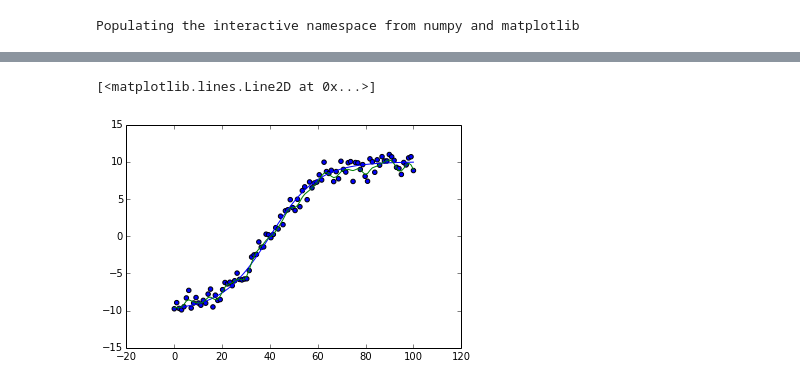
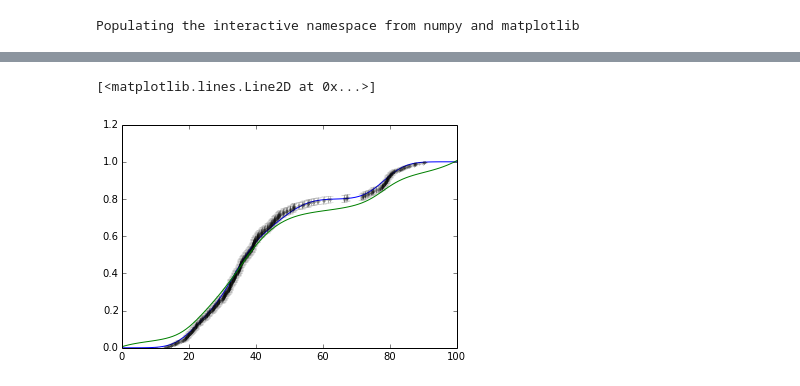
Before and after one commit to cranmer/play, a Jupyter notebook: misc/isotonic_gp.ipynb, the cells around one changed output, grey strips where cells are left out. Drawn from its saved outputs; the diff is of its cells as text; code cells hidden in the pictures.

```diff
--- a/misc/isotonic_gp.ipynb
+++ b/misc/isotonic_gp.ipynb
@@ -39,0 +43,4 @@ dy[0]=0.
+# %%
+y = np.linspace(0,1,points.size)
+#binomial errors for the emperical cdf
+yerr = np.sqrt(y*(1.-y)/y.size)
@@ -40 +54,7 @@ dy[0]=0.
+# %%
+dy = (y-np.roll(y,1))/(points-np.roll(points,1))
+dy[0]=0.
+dyerr = np.sqrt(yerr**2 + np.roll(yerr,1)**2)/(points-np.roll(points,1)) #neglects correlations
+dyerr = yerr/(points-np.roll(points,1)) #needs more thought
+dyerr[0]=0.
 # %%
@@ -44,5 +68,19 @@ tempdy[0]=0
+# %%
+log_dy = np.log(dy)
+log_dy[0]=log_dy[1]
+
+log_dyerr = np.log(dyerr)
+log_dyerr[0]=log_dyerr[1]
+log_dyerr[-1]=log_dyerr[-2]
+
+
+log_true_dy = np.log(np.abs(tempdy))
+log_true_dy[0]=log_true_dy[1]
 # %%
+length_scale_of_correaltion=70.
 kernel_d = ExpSquaredKernel(length_scale_of_correaltion, ndim=1)
-gp_d = george.GP(kernel, solver=george.HODLRSolver) #faster
-gp_d.compute(x,np.sqrt(2.)*yerr)
-pred_d, cov_d = gp_d.predict(dy,x)
+gp_d = george.GP(kernel_d, mean=np.mean(log_dy), solver=george.HODLRSolver) #faster
+#gp_d.compute(points,log_dyerr)
+gp_d.compute(points, yerr=np.mean(log_dyerr))
+pred_log_dy, _ = gp_d.predict(log_dy,x)
+print np.mean(log_dy), np.mean(log_dyerr)
@@ -56,10 +107,13 @@ plt.plot(x,pred_d)
 # %%
 pred = np.cumsum(pred_d)
+#now rescale and shift
+#pred = (curve(x[-1])-curve(x[0]))*(pred[-1]-pred[0]) + curve(x[0])
 pred = pred*(y[-1]-y[0])/(pred[-1]-pred[0]) + y[0]
 
-plt.plot(x,curve(x))
-plt.scatter(x,y)
+plt.plot(x,cdf(x))
+#plt.scatter(points,y)
+plt.errorbar(points,y, yerr, fmt=".k", alpha=0.2)
 plt.plot(x,pred)
 # %% [output]
 [<matplotlib.lines.Line2D at 0x...>]
-[figure, old version]
+[figure, new version]
```
Also changed, not shown: parts of 27 cells of this notebook.
